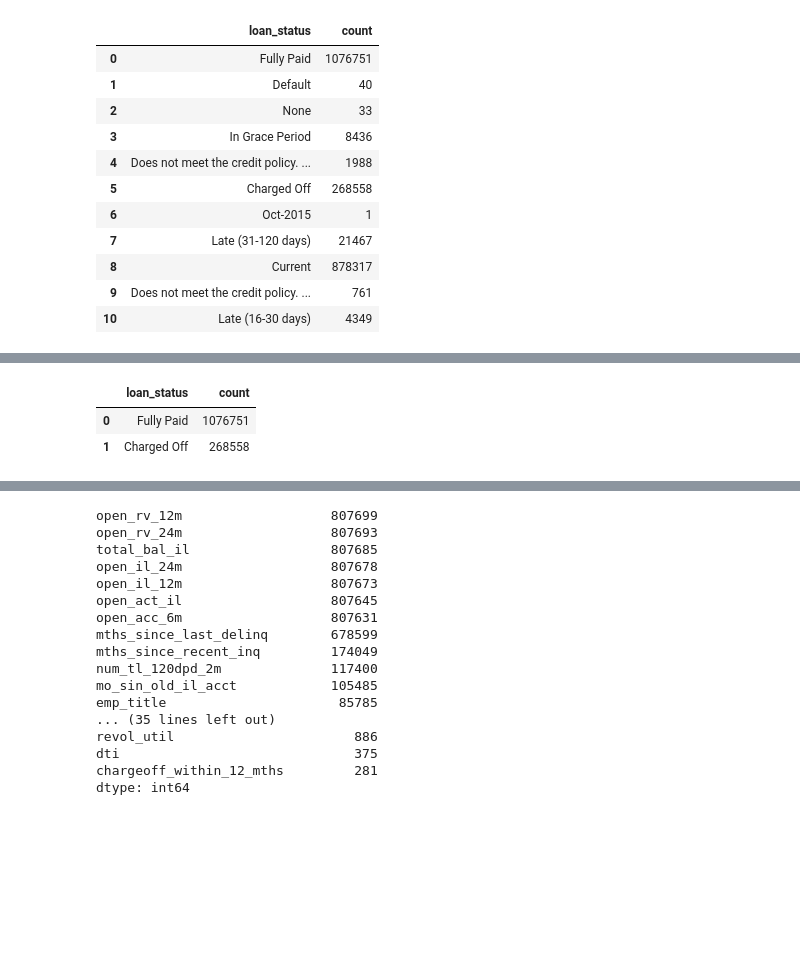
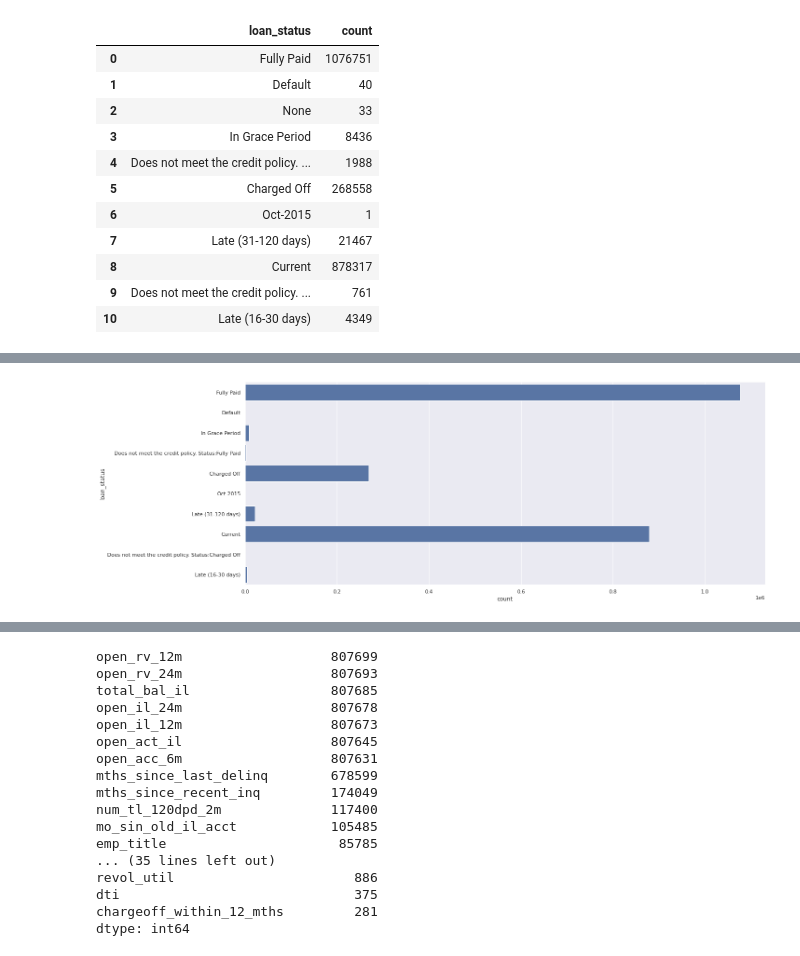
Before and after one commit to Abdulrahman-Khalid/bigdata-predict-loan-payback, a Jupyter notebook: loan_prediction.ipynb, the cells around one changed output, grey strips where cells are left out. Cells and saved outputs as stored; diff of their text form; code cells hidden in the pictures; blank space fills up the shorter version.

Commit message:
Graphs are added

```diff
--- a/loan_prediction.ipynb
+++ b/loan_prediction.ipynb
@@ -8,21 +28,22 @@ from pyspark.sql import SQLContext, SparkSession
 from pyspark.ml.feature import OneHotEncoder, StringIndexer, MinMaxScaler, VectorAssembler
 from pyspark.ml import Pipeline
 from pyspark.ml.stat import Correlation
-from pyspark.sql.functions import rand
-from pyspark.mllib.evaluation import MulticlassMetrics
+from pyspark.sql.functions import rand, col, isnan, when, count, create_map, lit
+from pyspark.mllib.stat import Statistics
 
 # Keras / Deep Learning
 from keras.models import Sequential
 from keras.layers.core import Dense, Dropout, Activation
-from keras import optimizers, regularizers
 from keras.optimizers import Adam
 
-# Elephas for Deep Learning on Spark
-from elephas.ml_model import ElephasEstimator
+# Plotting
+from pyspark_dist_explore import hist
+import matplotlib.pyplot as plt
+import seaborn as sns
+%matplotlib inline
+sns.set()
 
-from pyspark.sql.functions import col,isnan, when, count
-from pyspark.sql.functions import col, create_map, lit
-from itertools import chain
-
+# Extra imports
 import numpy as np
 import pandas as pd
+from itertools import chain
@@ -108,3 +119,13 @@ root
+# %%
+# Fix columns type that should be numbers
+cols = ['annual_inc', 'dti', 'delinq_2yrs', 'fico_range_low', 'fico_range_high',
+        'last_fico_range_low', 'inq_last_6mths', 'open_acc', 'pub_rec', 'revol_bal',
+        'revol_util', 'total_acc', 'total_rec_int', 'total_rec_late_fee', 'recoveries',
+        'last_pymnt_amnt', 'last_fico_range_high', 'collections_12_mths_ex_med', 'acc_now_delinq',
+        'total_pymnt', 'total_pymnt_inv', 'total_rec_prncp', 'total_rec_prncp', 'collection_recovery_fee',
+        'out_prncp', 'out_prncp_inv', 'policy_code']
+for col_name in cols:
+    df = df.withColumn(col_name, col(col_name).cast('double'))
 # %%
 df.limit(5).toPandas()
 # %% [output]
@@ -130,3 +166,6 @@ df.groupBy("loan_status").count().toPandas()
 | 8 | Current | 878317 |
 | 9 | Does not meet the credit policy. ... | 761 |
 | 10 | Late (16-30 days) | 4349 |
+# %%
+to_plot = df.groupBy("loan_status").count()
+to_plot.show()
@@ -133 +188,8 @@ df.groupBy("loan_status").count().toPandas()
+# %%
+to_plot = to_plot.toPandas()
+# %%
+plt.figure(figsize=(20,8))
+sns.barplot(y="loan_status", x="count", data=to_plot, color='b');
+# %% [output]
+[figure, added]
 # %%
@@ -134,7 +197,3 @@ df.groupBy("loan_status").count().toPandas()
 df = df.filter('loan_status in ("Fully Paid", "Charged Off")')
 # %%
-df.groupBy("loan_status").count().toPandas()
+to_plot = df.groupBy("loan_status").count()
-# %% [output]
-|  | loan_status | count |
-| 0 | Fully Paid | 1076751 |
-| 1 | Charged Off | 268558 |
```
Also changed, not shown: parts of 99 cells of this notebook.
